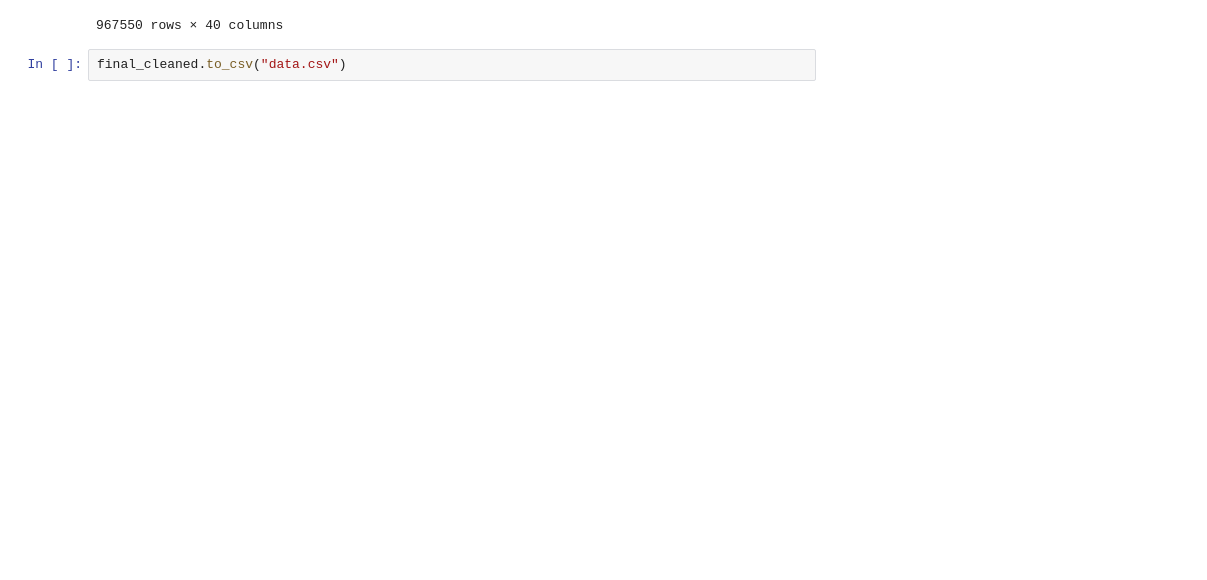
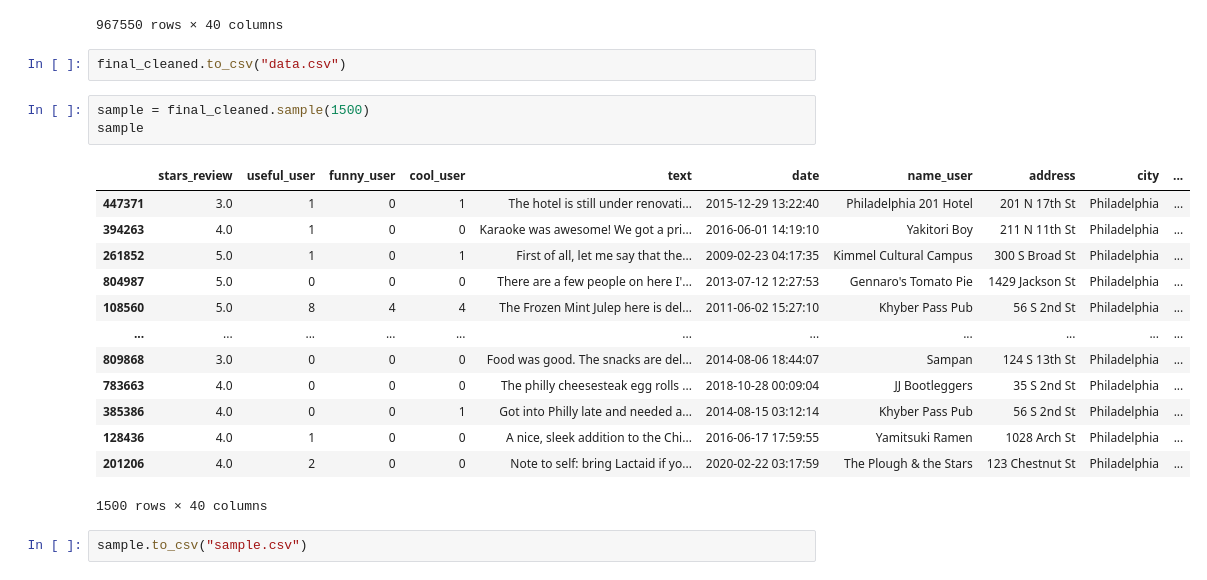
Before and after one commit to brookewu/4300Project, a Jupyter notebook: preliminary_work/data_cleaning.ipynb, the cells around one changed output. Saved outputs shown, nothing was run; the diff lists cells and outputs as text; blank space fills up the shorter version.

Commit message:
Add sub-10MB sample, along with code to generate

```diff
--- a/preliminary_work/data_cleaning.ipynb
+++ b/preliminary_work/data_cleaning.ipynb
@@ -141,3 +141,22 @@ final_cleaned
 967550 rows × 40 columns
 # %%
 final_cleaned.to_csv("data.csv")
+# %%
+sample = final_cleaned.sample(1500)
+sample
+# %% [output]
+|  | stars_review | useful_user | funny_user | cool_user | text | date | name_user | address | city | ... |
+| 447371 | 3.0 | 1 | 0 | 1 | The hotel is still under renovati... | 2015-12-29 13:22:40 | Philadelphia 201 Hotel | 201 N 17th St | Philadelphia | ... |
+| 394263 | 4.0 | 1 | 0 | 0 | Karaoke was awesome! We got a pri... | 2016-06-01 14:19:10 | Yakitori Boy | 211 N 11th St | Philadelphia | ... |
+| 261852 | 5.0 | 1 | 0 | 1 | First of all, let me say that the... | 2009-02-23 04:17:35 | Kimmel Cultural Campus | 300 S Broad St | Philadelphia | ... |
+| 804987 | 5.0 | 0 | 0 | 0 | There are a few people on here I'... | 2013-07-12 12:27:53 | Gennaro's Tomato Pie | 1429 Jackson St | Philadelphia | ... |
+| 108560 | 5.0 | 8 | 4 | 4 | The Frozen Mint Julep here is del... | 2011-06-02 15:27:10 | Khyber Pass Pub | 56 S 2nd St | Philadelphia | ... |
+| ... | ... | ... | ... | ... | ... | ... | ... | ... | ... | ... |
+| 809868 | 3.0 | 0 | 0 | 0 | Food was good. The snacks are del... | 2014-08-06 18:44:07 | Sampan | 124 S 13th St | Philadelphia | ... |
+| 783663 | 4.0 | 0 | 0 | 0 | The philly cheesesteak egg rolls ... | 2018-10-28 00:09:04 | JJ Bootleggers | 35 S 2nd St | Philadelphia | ... |
+| 385386 | 4.0 | 0 | 0 | 1 | Got into Philly late and needed a... | 2014-08-15 03:12:14 | Khyber Pass Pub | 56 S 2nd St | Philadelphia | ... |
+| 128436 | 4.0 | 1 | 0 | 0 | A nice, sleek addition to the Chi... | 2016-06-17 17:59:55 | Yamitsuki Ramen | 1028 Arch St | Philadelphia | ... |
+| 201206 | 4.0 | 2 | 0 | 0 | Note to self: bring Lactaid if yo... | 2020-02-22 03:17:59 | The Plough & the Stars | 123 Chestnut St | Philadelphia | ... |
+1500 rows × 40 columns
+# %%
+sample.to_csv("sample.csv")
```
Also changed, not shown: 1 other file.
